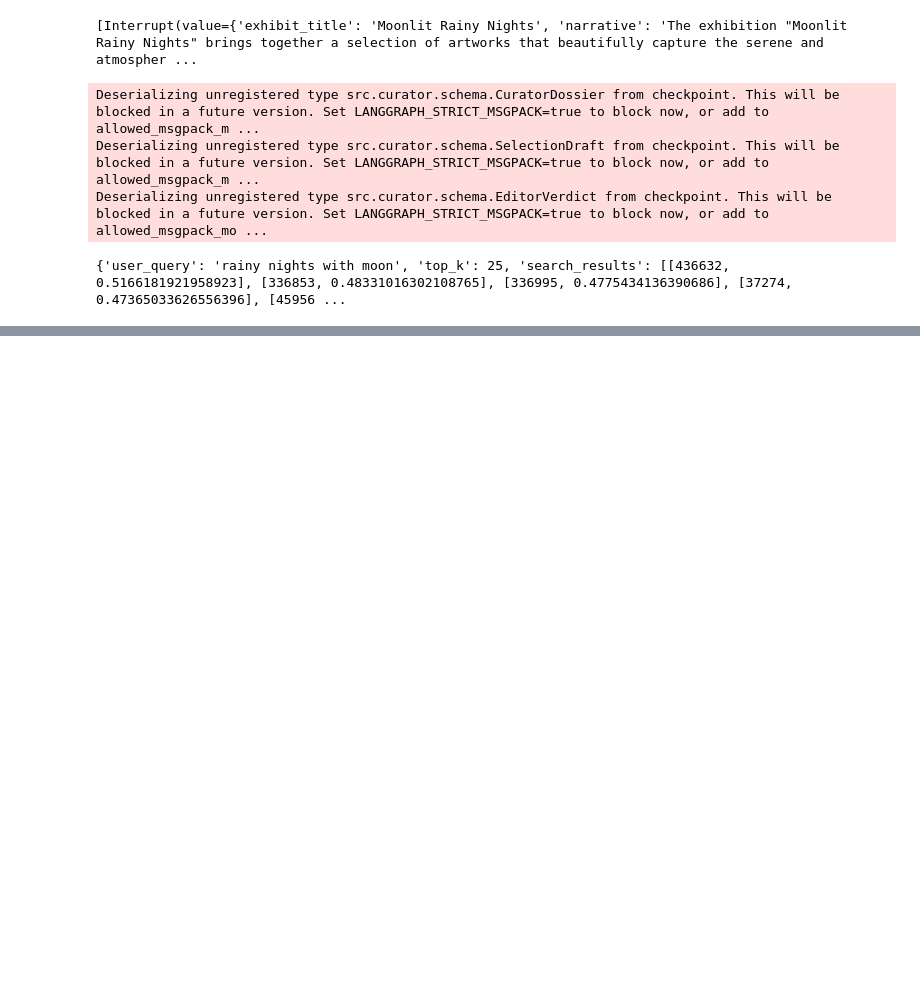
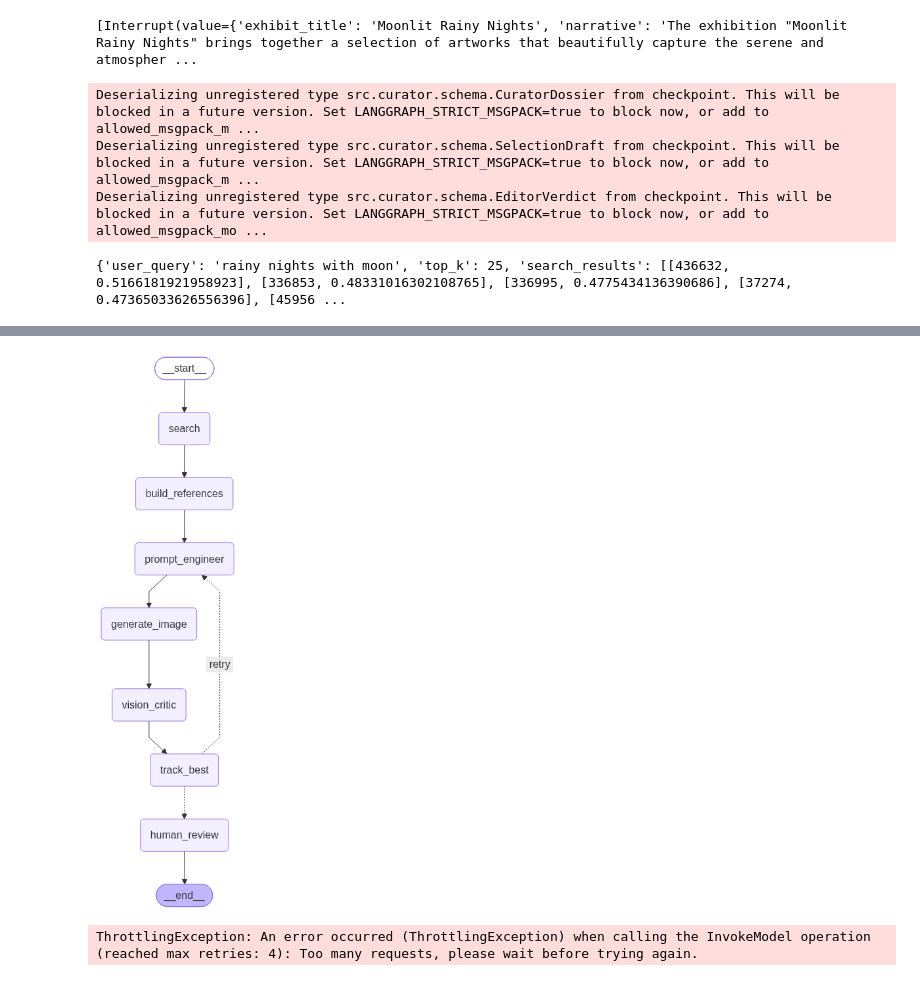
Before and after one commit to tastymrchef/Atelier, a Jupyter notebook: test.ipynb, the cells around one changed output, grey strips where cells are left out. Cells and saved outputs as stored; diff of their text form; code cells hidden in the pictures; blank space fills up the shorter version.

Commit message:
added the Director Multi agent workflow, waiting for new account quota on AWS

```diff
--- a/test.ipynb
+++ b/test.ipynb
@@ -43,0 +48,23 @@ Deserializing unregistered type src.curator.schema.EditorVerdict from checkpoint
+# %%
+director_multiagent_graph
+# %% [output]
+[figure, added]
+# %%
+import boto3, json, base64
+config = {"configurable": {"thread_id": "director-test-1"}}
+
+result = director_multiagent_graph.invoke({
+    "user_description": "a quiet rainy evening with a lone lantern, inspired by old Japanese woodblock prints",
+    "top_k": 25,
+    "attempt": 0,
+        "max_attempts": 5,
+}, config=config,)
+
+print(result["draft"].title)
+print(result["draft"].image_prompt)
+print(result["draft"].description)
+
+with open("director_test.png", "wb") as f:
+    f.write(result["image_bytes"])
+# %% [output]
+ThrottlingException: An error occurred (ThrottlingException) when calling the InvokeModel operation (reached max retries: 4): Too many requests, please wait before trying again.
```
Also changed, not shown: parts of 1 cell of this notebook, 6 other files.
